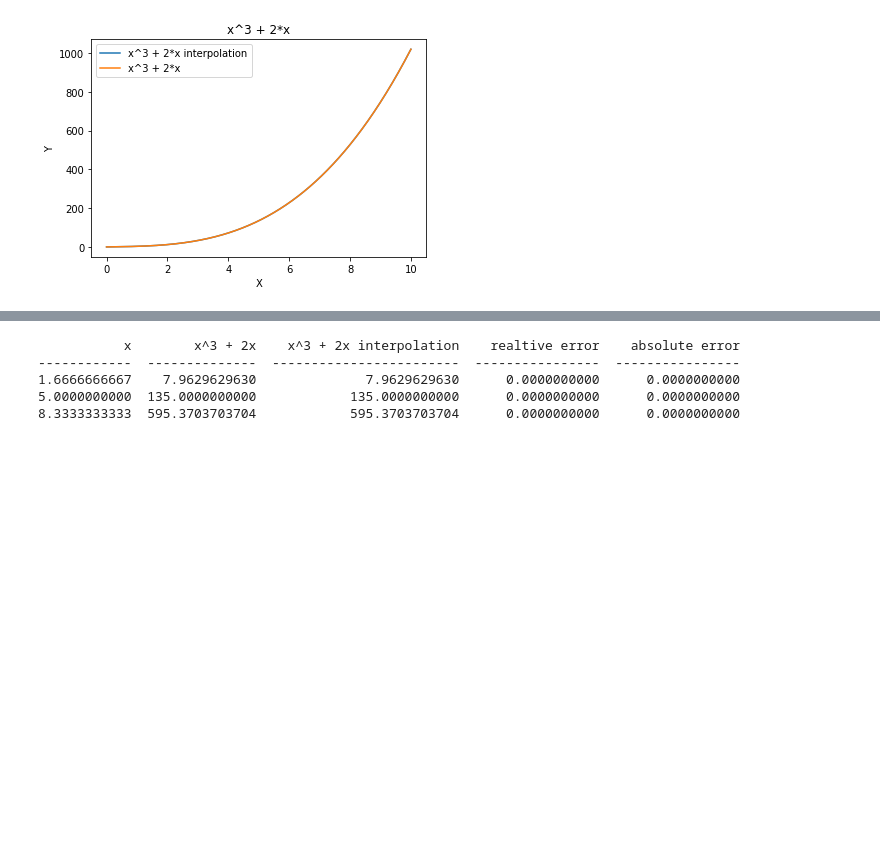
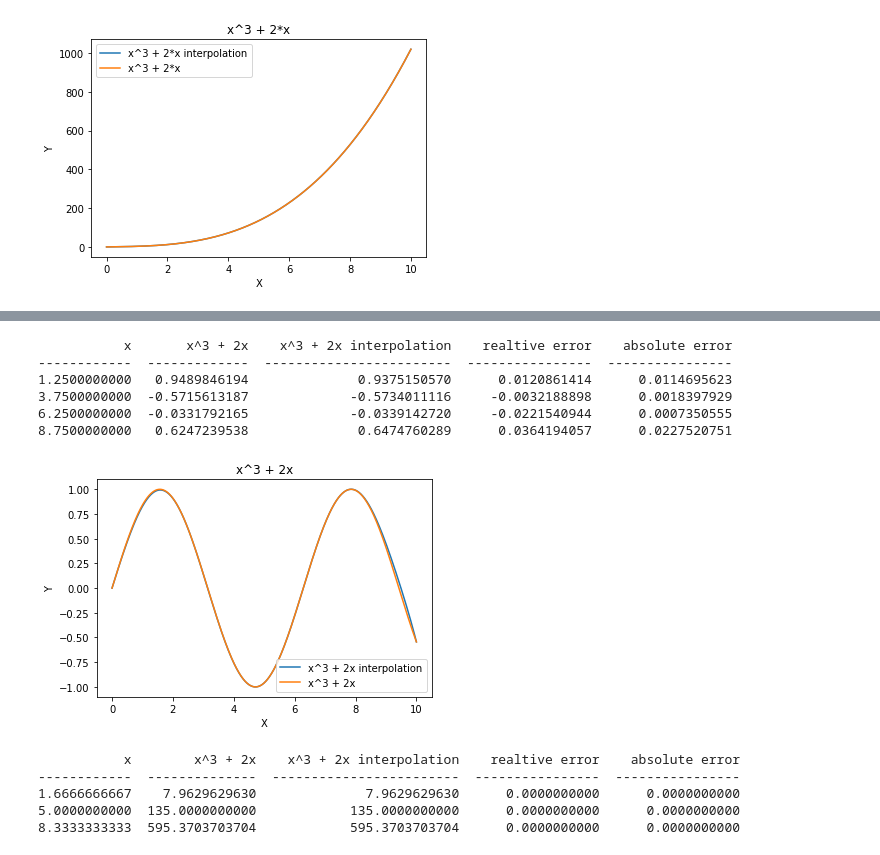
Before and after one commit to kraleppa/mownit-lab, a Jupyter notebook: Mownit sprawozdanie 4.ipynb, the cells around one changed output, grey strips where cells are left out. Saved outputs shown, nothing was run; the diff lists cells and outputs as text; code cells hidden in the pictures; blank space fills up the shorter version.

```diff
--- a/Mownit sprawozdanie 4.ipynb
+++ b/Mownit sprawozdanie 4.ipynb
@@ -421,3 +422,13 @@ hermite_interpolation_derivative(0, 10, 3, 3 , math.sin, math.cos)
+# %%
+hermite_interpolation_derivative(0, 10, 4, 4 , math.sin, math.cos)
+# %% [output]
+           x       x^3 + 2x    x^3 + 2x interpolation    realtive error    absolute error
+------------  -------------  ------------------------  ----------------  ----------------
+1.2500000000   0.9489846194              0.9375150570      0.0120861414      0.0114695623
+3.7500000000  -0.5715613187             -0.5734011116     -0.0032188898      0.0018397929
+6.2500000000  -0.0331792165             -0.0339142720     -0.0221540944      0.0007350555
+8.7500000000   0.6247239538              0.6474760289      0.0364194057      0.0227520751
+[figure, added]
 # %%
 hermite_interpolation_derivative(0, 10, 3, 3 , lambda x: x**3 + 2*x, lambda x: 3*x**2 + 2)
 # %% [output]
```
Also changed, not shown: parts of 1 cell of this notebook.
